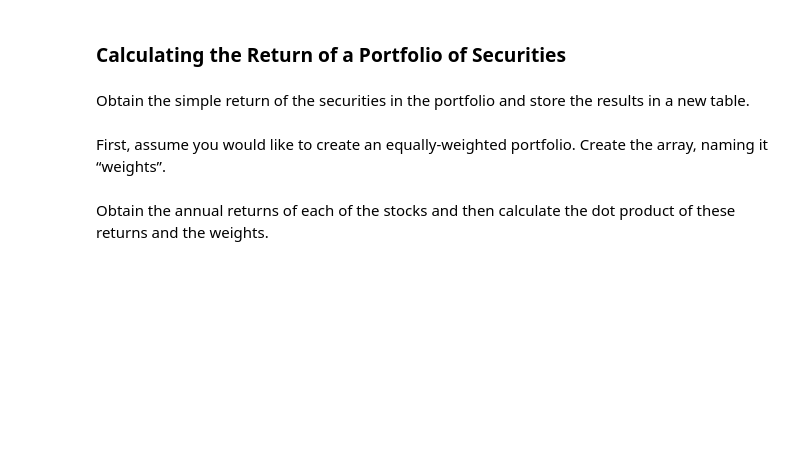
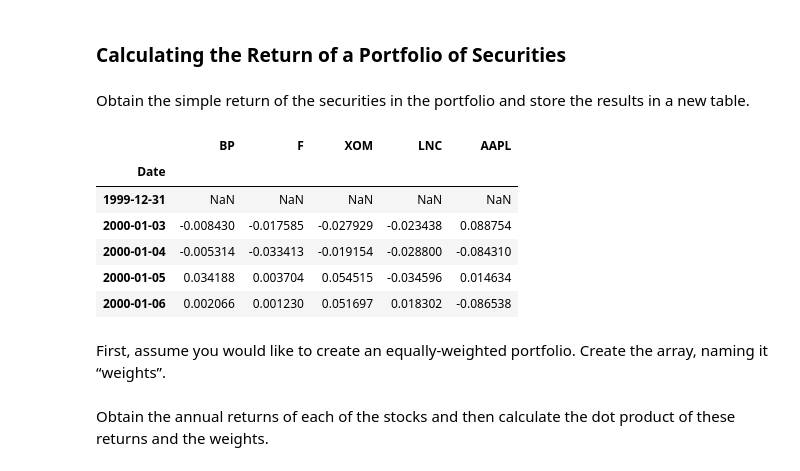
Before and after one commit to RISONALDOMENDES/python-para-financas--investimento-e-analise-de-dados, a Jupyter notebook: 67 Calculating the Return Portfo Secur/CSV/Calc Return Portfolio Securit - Exercise_CSV.ipynb, the cells around one changed output. Drawn from its saved outputs; the diff is of its cells as text; code cells hidden in the pictures; blank space fills up the shorter version.

```diff
--- a/67 Calculating the Return Portfo Secur/CSV/Calc Return Portfolio Securit - Exercise_CSV.ipynb
+++ b/67 Calculating the Return Portfo Secur/CSV/Calc Return Portfolio Securit - Exercise_CSV.ipynb
@@ -23,5 +74,16 @@ How would you interpret the behavior of the stocks? Just by looking at the chart
 ### Calculating the Return of a Portfolio of Securities
 # %% [markdown]
 Obtain the simple return of the securities in the portfolio and store the results in a new table.
+# %%
+returns = (mydata / mydata.shift(1)) - 1
+returns.head()
+# %% [output]
+|  | BP | F | XOM | LNC | AAPL |
+| Date |  |  |  |  |  |
+| 1999-12-31 | NaN | NaN | NaN | NaN | NaN |
+| 2000-01-03 | -0.008430 | -0.017585 | -0.027929 | -0.023438 | 0.088754 |
+| 2000-01-04 | -0.005314 | -0.033413 | -0.019154 | -0.028800 | -0.084310 |
+| 2000-01-05 | 0.034188 | 0.003704 | 0.054515 | -0.034596 | 0.014634 |
+| 2000-01-06 | 0.002066 | 0.001230 | 0.051697 | 0.018302 | -0.086538 |
 # %% [markdown]
 First, assume you would like to create an equally-weighted portfolio. Create the array, naming it “weights”.
```
Also changed, not shown: parts of 11 cells of this notebook.
